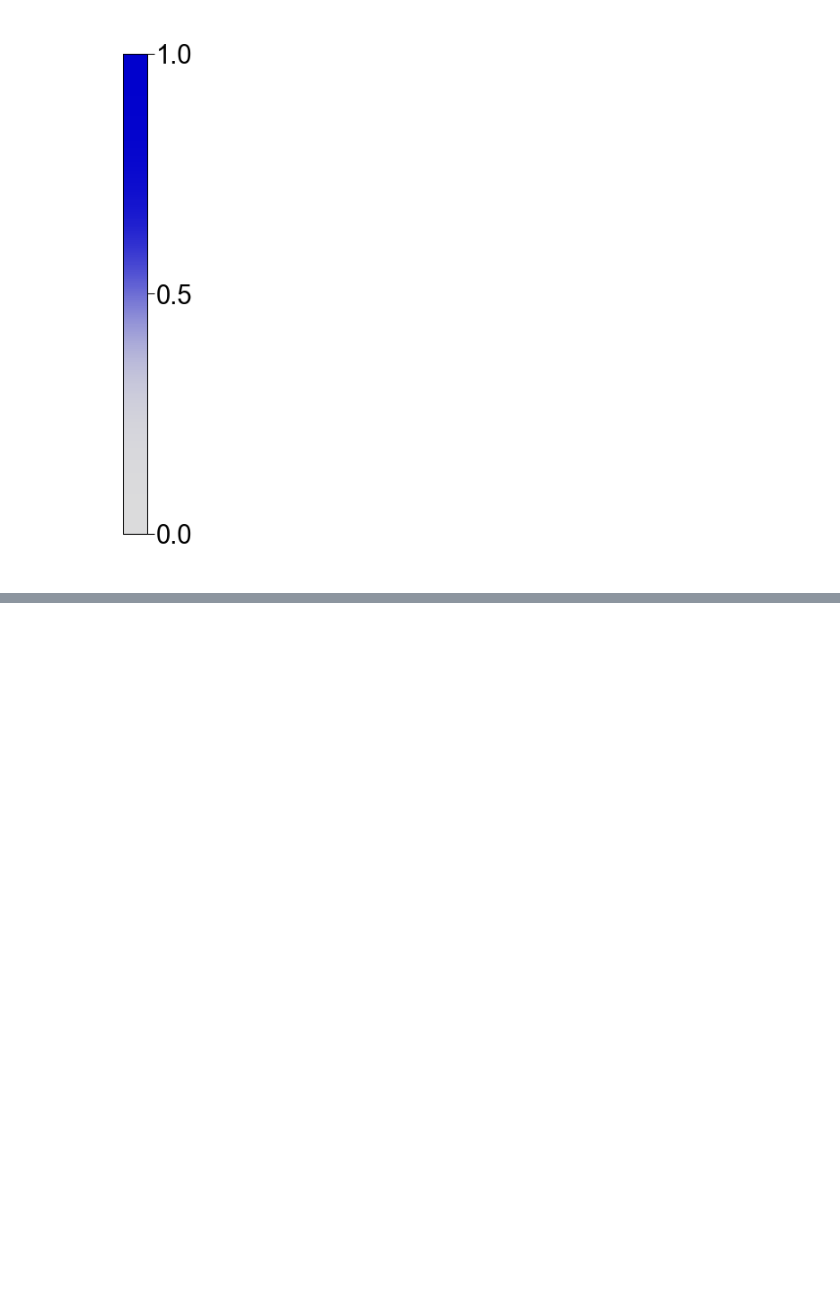
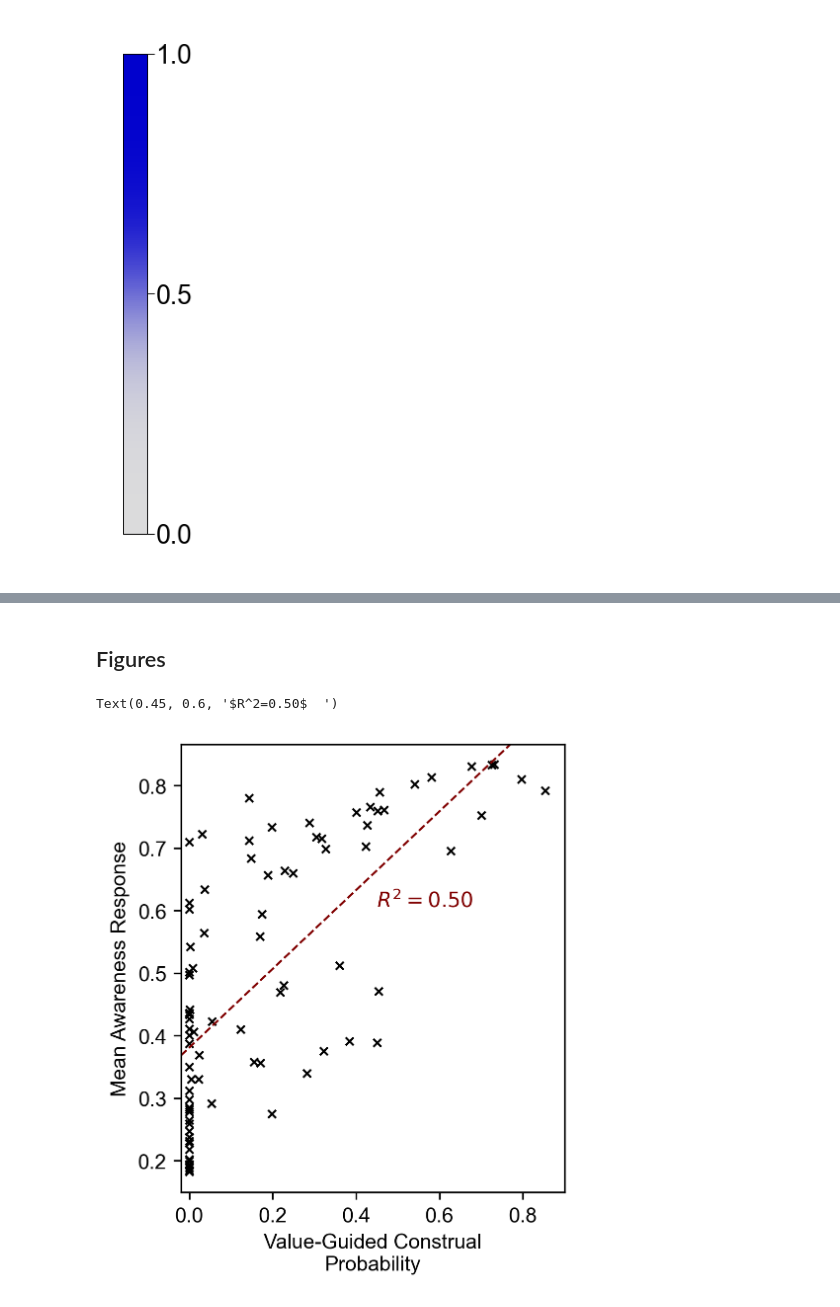
Before and after one commit to markkho/value-guided-construal, a Jupyter notebook: analyses/exp-1.ipynb, the cells around one changed output, grey strips where cells are left out. Saved outputs shown, nothing was run; the diff lists cells and outputs as text; code cells hidden in the pictures; blank space fills up the shorter version.

Commit message:
Notebooks updated with construal modification predictions

```diff
--- a/analyses/exp-1.ipynb
+++ b/analyses/exp-1.ipynb
@@ -35,14 +36,14 @@ Loading Experiment 1 Attention Trials
 # %% [markdown]
 ## $\chi^2$ test
 # %%
-exp1_means = exp1_at.groupby(['grid', 'obstacle'])[["attention_N", "vgc_weight"]].mean().reset_index()
-exp1_contab = pd.crosstab(exp1_means["attention_N"] >= .5, exp1_means["vgc_weight"] >= .5)
+exp1_means = exp1_at.groupby(['grid', 'obstacle'])[["attention_N", "static_vgc_weight"]].mean().reset_index()
+exp1_contab = pd.crosstab(exp1_means["attention_N"] >= .5, exp1_means["static_vgc_weight"] >= .5)
 chi2, pval, dof, exp = stats.chi2_contingency(exp1_contab, correction=False)
 chi2_effectsize_w = np.sqrt(chi2/len(exp1_means))
 pval = analysisutils.pval_to_string(pval)
 exp1_chi2_res = f"$\chi^2({dof}, N={len(exp1_means)})={chi2:.2f}$, $p {pval}$, effect size $w = {chi2_effectsize_w:.2f}$"
 
-with open("./inputs/exp1_chi2_res.tex", "w") as f:
+with open("./inputs/exp1_chi2_res_svgc.tex", "w") as f:
     f.write(exp1_chi2_res)
 print(exp1_chi2_res)
 # %% [output]
@@ -337,0 +366,68 @@ fig.savefig("results/exp1_colorbar.pdf")
+# %% [markdown]
+## Figures
+# %%
+expmod_means = exp1_at.groupby(['grid', 'obstacle'])[['attention_N', "static_vgc_weight", "dynamic_vgc_weight"]].\
+    mean().reset_index()
+# %%
+import matplotlib.pyplot as plt
+import scipy.stats as stats
+from matplotlib.patches import Rectangle
+import matplotlib
+
+matplotlib.rcParams['font.family'] = 'Arial'
+
+fig, ax = plt.subplots(1, 1, figsize=(4, 4), dpi=300)
+attention_cutoff = .1
+attended = expmod_means["dynamic_vgc_weight"] >= attention_cutoff
+
+matplotlib.rcParams['hatch.linewidth'] = 1.5  # previous svg hatch linewidth
+matplotlib.rcParams['font.size'] = 10
+
+ax.plot(
+    expmod_means["dynamic_vgc_weight"],
+    expmod_means["attention_N"],
+    linestyle="none",
+    marker="x",
+    markeredgecolor="k",
+    mew=1,
+    markersize=4,
+)
+# ax.plot(
+#     expmod_means["dynamic_vgc_weight"][~attended],
+#     expmod_means["attention_N"][~attended],
+#     linestyle="none",
+#     marker="x",
+#     markeredgecolor="lightgrey",
+#     mew=1,
+#     markersize=4,
+# )
+ax.set_xlim(-0.02, .9)
+ax.set_aspect(1.5)
+
+linreg = stats.linregress(expmod_means['dynamic_vgc_weight'], expmod_means['attention_N'])
+xlim = ax.get_xlim()
+ylim = ax.get_ylim()
+ax.plot(
+    xlim,
+    linreg.intercept + linreg.slope*np.array(xlim),
+    linestyle='--',
+    color='maroon',
+    linewidth=1
+)
+ax.set_xlim(*xlim)
+ax.set_ylim(*ylim)
+# ax.add_patch(Rectangle((xlim[0], ylim[0]), -xlim[0]+attention_cutoff, ylim[1]-ylim[0], color='gainsboro', zorder=-5))
+# ax.add_patch(Rectangle((xlim[0], ylim[0]), -xlim[0]+attention_cutoff+.1, ylim[1]-ylim[0], hatch="/"*5, ec='w', lw=0, fill=False, zorder=-4))
+# ax.add_patch(Rectangle((attention_cutoff, ylim[0]), xlim[1], ylim[1]-ylim[0], color='lightcyan', zorder=-5))
+# ax.plot(
+#     [.02, .02],
+#     ylim,
+#     linestyle='--',
+#     linewidth=.5
+# )
+ax.set_ylabel("Mean Awareness Response").set_rotation(90)
+ax.set_xlabel("Value-Guided Construal\nProbability")
+ax.text(.45, .6, f"$R^2={linreg.rvalue**2:.2f}$  ", ha='left', va="bottom", color='maroon')
+# %% [output]
+Text(0.45, 0.6, '$R^2=0.50$  ')
+[figure, added]
```
Also changed, not shown: parts of 18 cells of this notebook, 11 other files.
